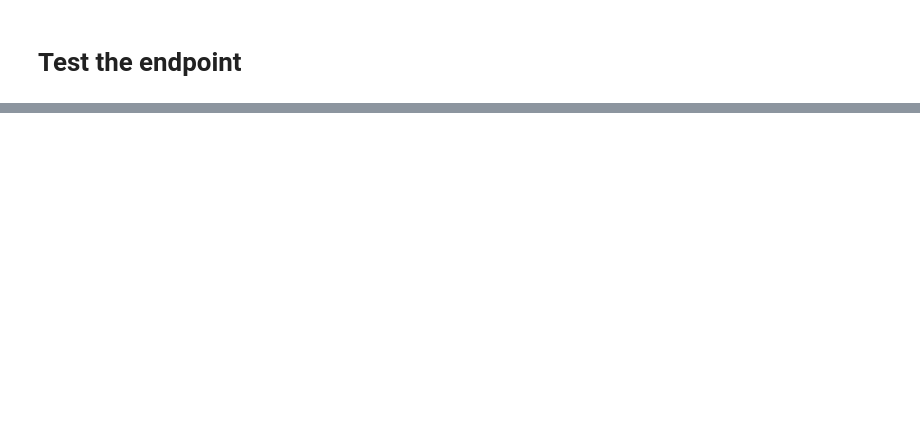
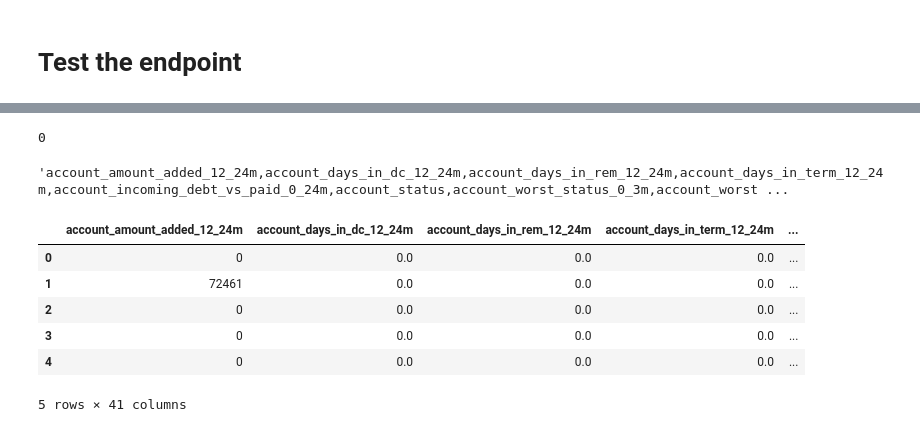
Before and after one commit to susumu2357/task, a Jupyter notebook: notebook/train_test.ipynb, the cells around one changed output, grey strips where cells are left out. Saved outputs shown, nothing was run; the diff lists cells and outputs as text; code cells hidden in the pictures; blank space fills up the shorter version.

```diff
--- a/notebook/train_test.ipynb
+++ b/notebook/train_test.ipynb
@@ -174,0 +501,41 @@ print(classification_report(test_y, predictions))
+# %%
+import json
+from sagemaker.serializers import JSONSerializer
+
+json_predictor = Predictor(
+    endpoint_name=endpoint_name, sagemaker_session=sagemaker_session, serializer=JSONSerializer(), deserializer=JSONDeserializer(),
+    content_type="application/json"
+)
+
+predictions = []
+
+test_X = pd.read_csv('../data/test_X.csv')
+json_records = json.loads(test_X.to_json(orient='records'))
+
+json_records[0:10]
+
+batch_size = 100
+
+for i in
+
+# with open('../data/test_X.csv', 'r') as f:
+#     reader = csv.reader(f)
+#     header = ','.join(next(reader)) + '\n'
+
+#     batch_size = 100
+#     data = ''
+#     for i, row in enumerate(reader, start=1):
+#         data += ','.join(row) + '\n'
+#         if i%batch_size == 0:
+#             data = header + data
+#             result = predictor.predict(data)
+#             predictions += [r["predicted_label"] for r in result["predictions"]]
+#             data = ''
+#         elif i == number_lines:
+#             data = header + data
+#             result = predictor.predict(data)
+#             predictions += [r["predicted_label"] for r in result["predictions"]]
+
+# predictions = np.array(predictions)
+
+# print(classification_report(test_y, predictions))
@@ -174,0 +562,9 @@ print(classification_report(test_y, predictions))
+# %%
+import io
+
+buf = io.StringIO()
+
+test_X.to_csv(buf, index=False)
+buf.seek(0)
+# %% [output]
+0
@@ -174,0 +578,14 @@ print(classification_report(test_y, predictions))
+# %%
+data
+# %% [output]
+'account_amount_added_12_24m,account_days_in_dc_12_24m,account_days_in_rem_12_24m,account_days_in_term_12_24m,account_incoming_debt_vs_paid_0_24m,account_status,account_worst_status_0_3m,account_worst ...
+# %%
+test_X.head()
+# %% [output]
+|  | account_amount_added_12_24m | account_days_in_dc_12_24m | account_days_in_rem_12_24m | account_days_in_term_12_24m | ... |
+| 0 | 0 | 0.0 | 0.0 | 0.0 | ... |
+| 1 | 72461 | 0.0 | 0.0 | 0.0 | ... |
+| 2 | 0 | 0.0 | 0.0 | 0.0 | ... |
+| 3 | 0 | 0.0 | 0.0 | 0.0 | ... |
+| 4 | 0 | 0.0 | 0.0 | 0.0 | ... |
+5 rows × 41 columns
```
Also changed, not shown: parts of 33 cells of this notebook, 2 other files.
